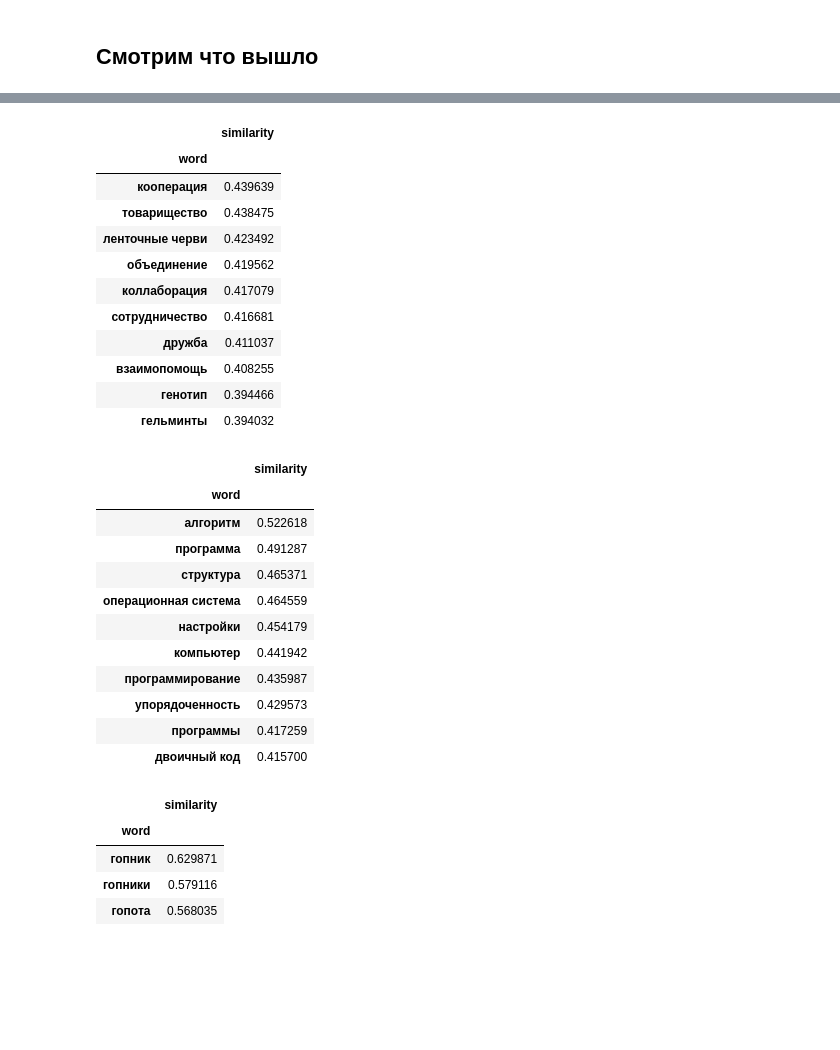
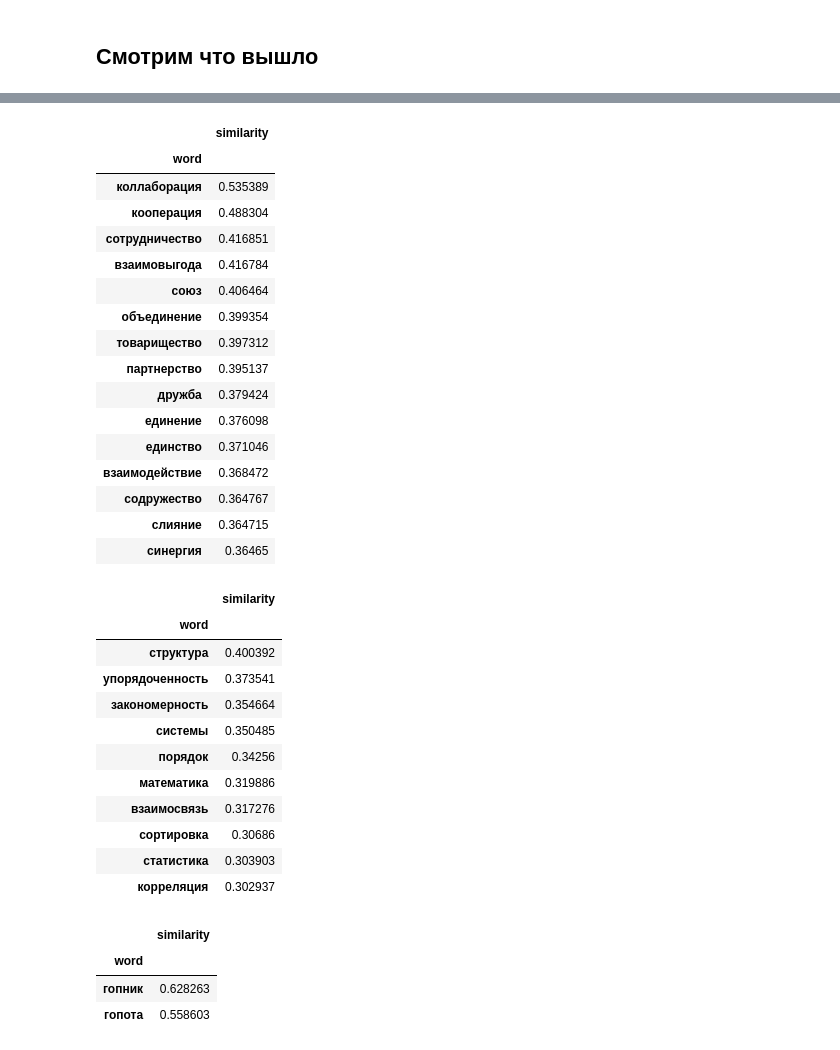
Before and after one commit to ur001/sociation_corpus, a Jupyter notebook: svd_ppmi_tfidf.ipynb, the cells around one changed output, grey strips where cells are left out. Saved outputs shown, nothing was run; the diff lists cells and outputs as text; code cells hidden in the pictures; blank space fills up the shorter version.

```diff
--- a/svd_ppmi_tfidf.ipynb
+++ b/svd_ppmi_tfidf.ipynb
@@ -170,5 +59,5 @@ from sociation_corpus.train_model import load_source_corpus
 # %%
-corpus, words_dict, assoc_dict = load_source_corpus(data_dir)
+corpus, words_dict, assoc_dict = model_builder.load_source_corpus(source_dir)
 words_count = len(words_dict.decode)
 assoc_count = len(assoc_dict.decode)
 print("Слов: {}, Слов-ассоциаций: {}".format(words_count, assoc_count))
@@ -238,5 +123,5 @@ get_associations('система', corpus=sparse_to_corpus(corpus_ppmi)).head(10
 # %%
 # Загрузка корпуса и SVD модели
-corpus_ppmi_svd = load_corpus('corpus_norm_ppmi_svd_norm_800')
-svd = load_model('svd_800_norm_ppmi_model')
+corpus_ppmi_svd = model_builder.load_corpus('corpus_norm_ppmi_0.75_5.5_tfidf_svd_norm_790', data_dir=data_dir)
+svd = model_builder.load_model('model_norm_ppmi_0.75_5.5_tfidf_svd_norm_790', data_dir=data_dir)
 # %% [output]
@@ -364,0 +184,7 @@ get_similar('король,-мужчина,женщина')
+# %%
+sociation2vec_builder = model_builder.ModelBuilder(source_path=source_dir, out_path=data_dir)
+sociation2vec = sociation2vec_builder.get_model(
+    ppmi_k=5.5,
+    svd_components=790,
+    tfidf_smooth_tf=False
+)
@@ -364,0 +218,3 @@ get_similar('король,-мужчина,женщина')
+# %%
+get_similar = pandas_utils.build_get_similar(sociation2vec)
+compare = pandas_utils.build_compare(sociation2vec)
@@ -400,39 +405,43 @@ get_similar('жизнь', count=3)
 # %%
-get_similar('симбиоз')
+get_similar('симбиоз,-паразит', 15)
 # %% [output]
 |  | similarity |
 | word |  |
-| кооперация | 0.439639 |
-| товарищество | 0.438475 |
-| ленточные черви | 0.423492 |
-| объединение | 0.419562 |
-| коллаборация | 0.417079 |
-| сотрудничество | 0.416681 |
-| дружба | 0.411037 |
-| взаимопомощь | 0.408255 |
-| генотип | 0.394466 |
-| гельминты | 0.394032 |
+| коллаборация | 0.535389 |
+| кооперация | 0.488304 |
+| сотрудничество | 0.416851 |
+| взаимовыгода | 0.416784 |
+| союз | 0.406464 |
+| объединение | 0.399354 |
+| товарищество | 0.397312 |
+| партнерство | 0.395137 |
+| дружба | 0.379424 |
+| единение | 0.376098 |
+| единство | 0.371046 |
+| взаимодействие | 0.368472 |
+| содружество | 0.364767 |
+| слияние | 0.364715 |
+| синергия | 0.36465 |
 # %%
-get_similar('система')
+get_similar('система,-операционная система')
 # %% [output]
 |  | similarity |
 | word |  |
-| алгоритм | 0.522618 |
-| программа | 0.491287 |
-| структура | 0.465371 |
-| операционная система | 0.464559 |
-| настройки | 0.454179 |
-| компьютер | 0.441942 |
-| программирование | 0.435987 |
-| упорядоченность | 0.429573 |
-| программы | 0.417259 |
-| двоичный код | 0.415700 |
+| структура | 0.400392 |
+| упорядоченность | 0.373541 |
+| закономерность | 0.354664 |
+| системы | 0.350485 |
+| порядок | 0.34256 |
+| математика | 0.319886 |
+| взаимосвязь | 0.317276 |
+| сортировка | 0.30686 |
+| статистика | 0.303903 |
+| корреляция | 0.302937 |
 # %%
-get_similar('ватник,быдло', count=3)
+get_similar('ватник,быдло', count=2)
 # %% [output]
 |  | similarity |
 | word |  |
-| гопник | 0.629871 |
-| гопники | 0.579116 |
-| гопота | 0.568035 |
+| гопник | 0.628263 |
+| гопота | 0.558603 |
 # %%
```
Also changed, not shown: parts of 162 cells of this notebook, 20 other files.
